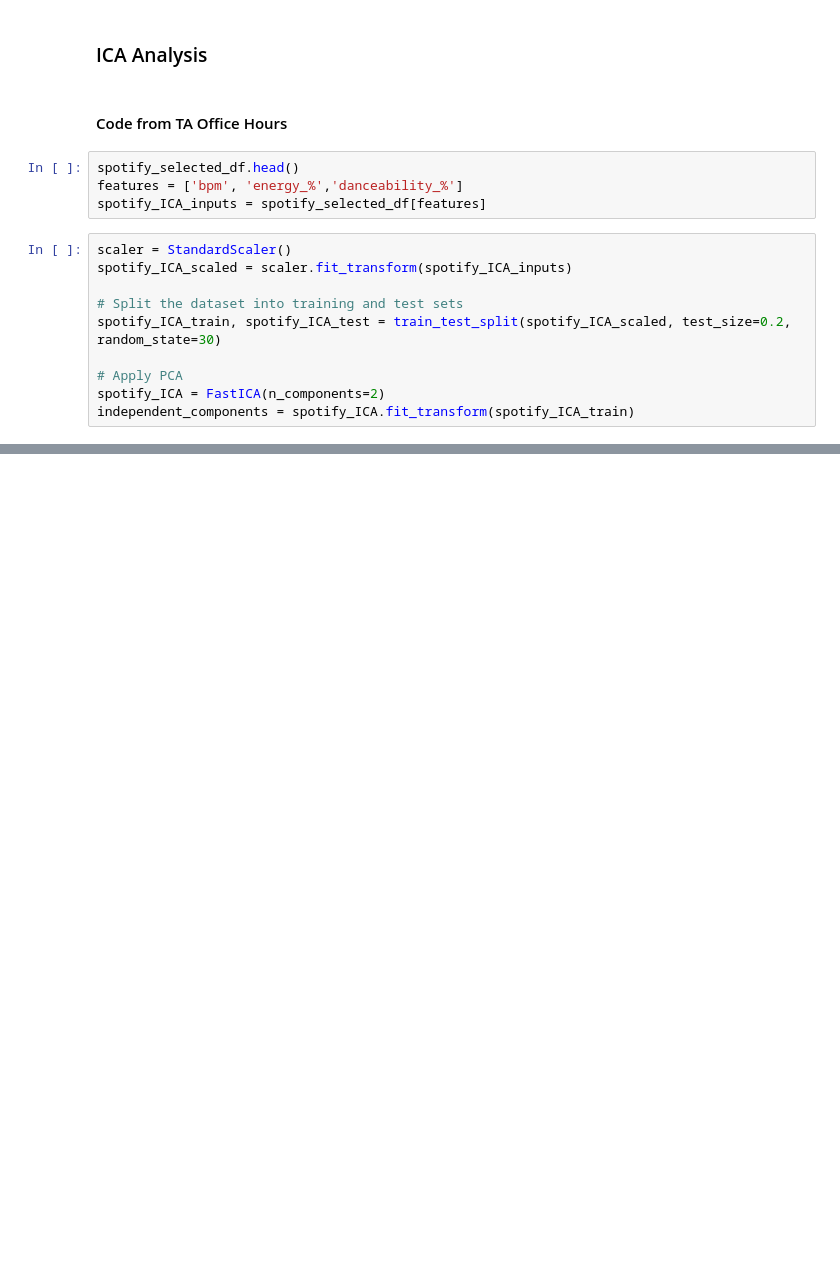
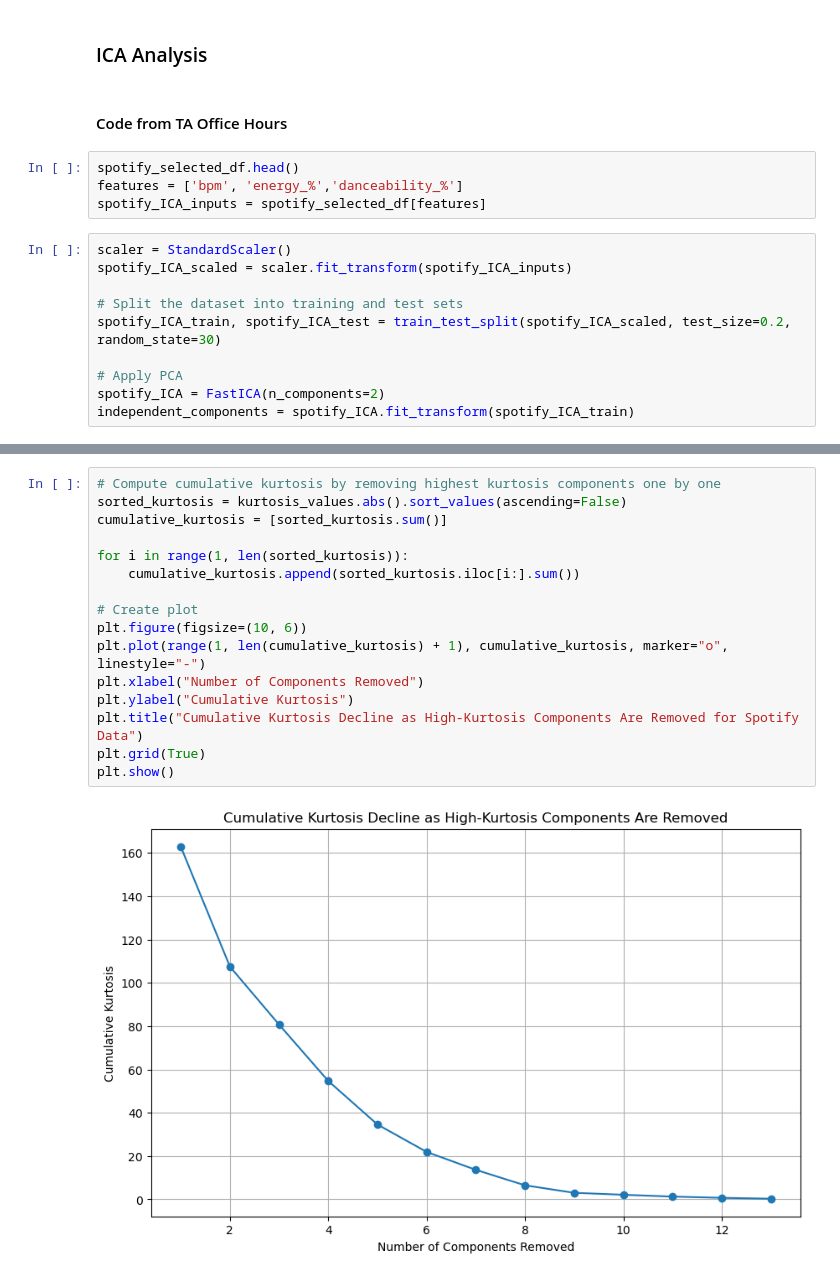
Before and after one commit to nico-medellin/Studying-the-Effects-of-Clustering-and-Dimension-Reduction-on-Neural-Network-Performance, a Jupyter notebook: Component_Analysis.ipynb, the cells around one changed output, grey strips where cells are left out. Drawn from its saved outputs; the diff is of its cells as text; blank space fills up the shorter version.

```diff
--- a/Component_Analysis.ipynb
+++ b/Component_Analysis.ipynb
@@ -352,0 +405,18 @@ plt.show()
+# %%
+# Compute cumulative kurtosis by removing highest kurtosis components one by one
+sorted_kurtosis = kurtosis_values.abs().sort_values(ascending=False)
+cumulative_kurtosis = [sorted_kurtosis.sum()]
+
+for i in range(1, len(sorted_kurtosis)):
+    cumulative_kurtosis.append(sorted_kurtosis.iloc[i:].sum())
+
+# Create plot
+plt.figure(figsize=(10, 6))
+plt.plot(range(1, len(cumulative_kurtosis) + 1), cumulative_kurtosis, marker="o", linestyle="-")
+plt.xlabel("Number of Components Removed")
+plt.ylabel("Cumulative Kurtosis")
+plt.title("Cumulative Kurtosis Decline as High-Kurtosis Components Are Removed for Spotify Data")
+plt.grid(True)
+plt.show()
+# %% [output]
+[figure, added]
```
Also changed, not shown: parts of 8 cells of this notebook.
